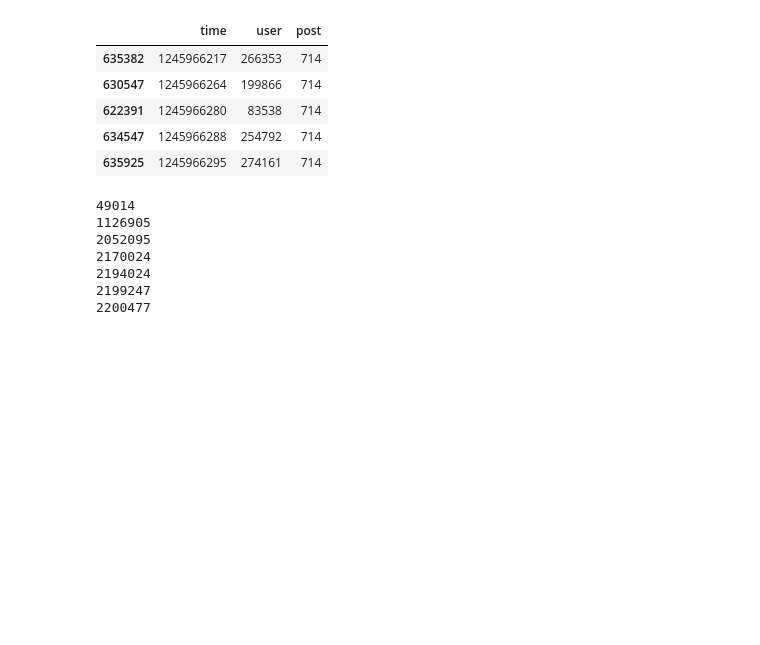
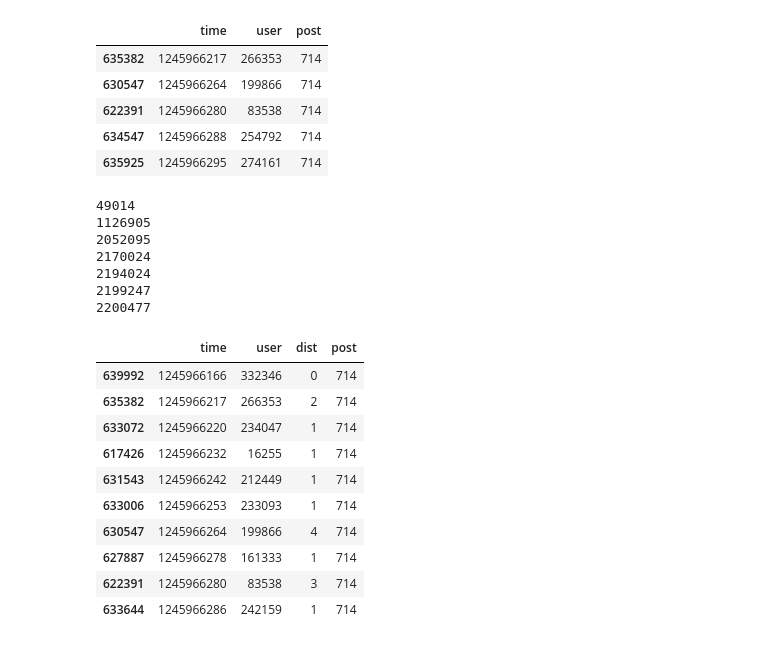
Before and after one commit to peterhuson/information-diffusion, a Jupyter notebook: Exploratory Plots & Distance Calculations.ipynb, the cells around one changed output. Drawn from its saved outputs; the diff is of its cells as text; code cells hidden in the pictures; blank space fills up the shorter version.

Commit message:
votes_4.csv

```diff
--- a/Exploratory Plots & Distance Calculations.ipynb
+++ b/Exploratory Plots & Distance Calculations.ipynb
@@ -377,7 +377,19 @@ votes_714.loc[votes_714['user'].isin(dist_7_users), 'dist'] = 7
 votes_714.loc[votes_714['user'].isin(dist_8_users), 'dist'] = 8
 # %%
 # votes_714.to_csv("digg2009/votes_714.csv", index=False)
-votes_714.head()
+votes_714[['time', 'user', 'dist', 'post']].head(10)
+# %% [output]
+|  | time | user | dist | post |
+| 639992 | 1245966166 | 332346 | 0 | 714 |
+| 635382 | 1245966217 | 266353 | 2 | 714 |
+| 633072 | 1245966220 | 234047 | 1 | 714 |
+| 617426 | 1245966232 | 16255 | 1 | 714 |
+| 631543 | 1245966242 | 212449 | 1 | 714 |
+| 633006 | 1245966253 | 233093 | 1 | 714 |
+| 630547 | 1245966264 | 199866 | 4 | 714 |
+| 627887 | 1245966278 | 161333 | 1 | 714 |
+| 622391 | 1245966280 | 83538 | 3 | 714 |
+| 633644 | 1245966286 | 242159 | 1 | 714 |
 # %%
 votes_hist = votes_714.loc[votes_714['dist'] <= 10]
 vc = votes_hist.dist.value_counts().sort_index()
```
Also changed, not shown: parts of 2 cells of this notebook, 1 other file.
